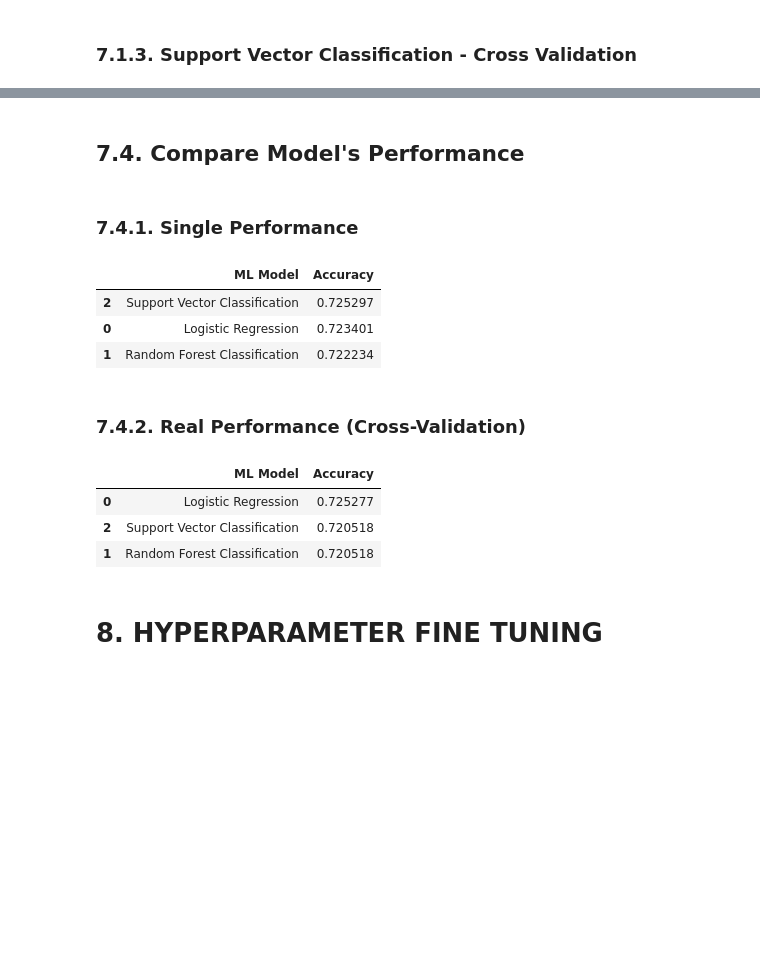
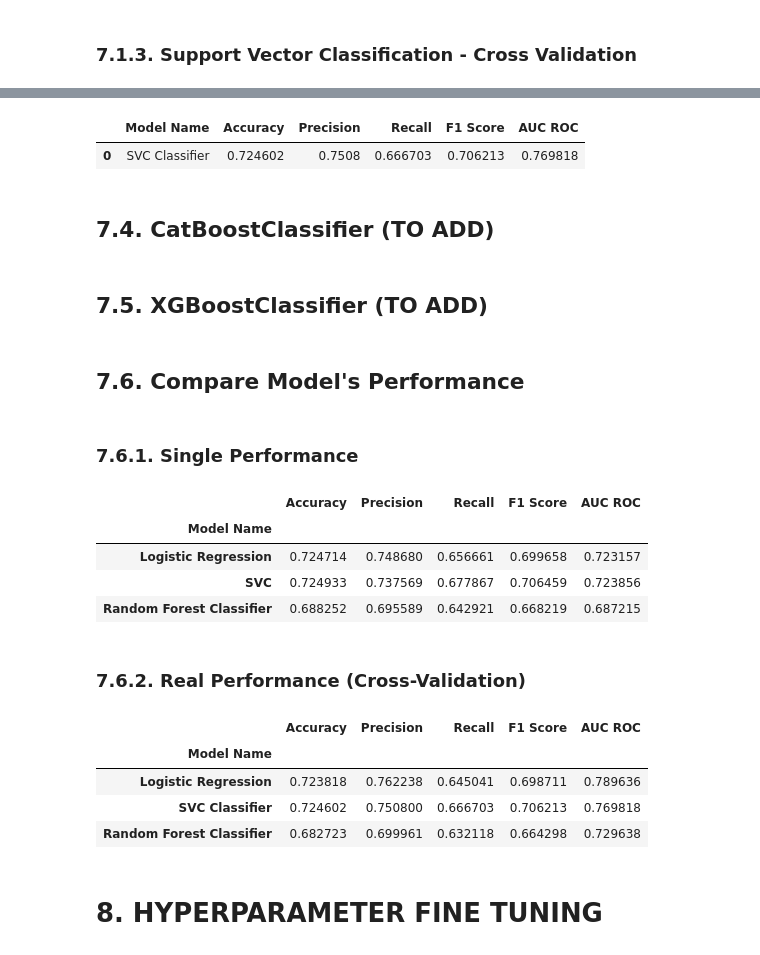
Before and after one commit to diandramelo/Cardio_Catch_Diseases, a Jupyter notebook: v09-Cardio_Catch_Diseases.ipynb, the cells around one changed output, grey strips where cells are left out. Drawn from its saved outputs; the diff is of its cells as text; code cells hidden in the pictures; blank space fills up the shorter version.

```diff
--- a/v09-Cardio_Catch_Diseases.ipynb
+++ b/v09-Cardio_Catch_Diseases.ipynb
@@ -622,7 +677,7 @@ cols_not_selected_boruta = list(np.setdiff1d(X_train_fs.columns, cols_selected_b
 # %% [markdown]
 ## 6.3. Saving Best Features (Boruta + Selected from EDA)
 # %%
-cols_selected_boruta = ['systolic_bp', # the only one selected by Boruta
+cols_selected_boruta = ['bp_level', # the only one selected by Boruta
                         'age',
                         'cholesterol',
                         'BMI']
@@ -652,6 +710,6 @@ lr.fit(x_train, y_train)
 y_hat = lr.predict(x_test)
 
 # # performance
-lr_result = lr.score(x_test, y_test)
+lr_result = ml_performance('Logistic Regression', y_test, y_hat)
 lr_result
 # %% [output]
@@ -678,6 +733,6 @@ rf = RandomForestClassifier(n_estimators = 100, n_jobs = -1, random_state = 42).
 y_hat = rf.predict(x_test)
 
 # # performance
-rf_result = rf.score(x_test, y_test)
+rf_result = ml_performance('Random Forest Classifier', y_test, y_hat)
 rf_result
 # %% [output]
@@ -704,6 +756,6 @@ svc = SVC(random_state = 6).fit(x_train, y_train)
 y_hat = svc.predict(x_test)
 
 # # performance
-svc_result = svc.score(x_test, y_test)
+svc_result = ml_performance('SVC', y_test, y_hat)
 svc_result
 # %% [output]
@@ -723,27 +766,37 @@ Support Vector Classification standart Deviation:  0.007586737666395953
+# %%
+svc_result_cv = cross_validation('SVC Classifier', svc, x_train, y_train, cv)
+svc_result_cv
+# %% [output]
+|  | Model Name | Accuracy | Precision | Recall | F1 Score | AUC ROC |
+| 0 | SVC Classifier | 0.724602 | 0.7508 | 0.666703 | 0.706213 | 0.769818 |
+# %% [markdown]
+## 7.4. CatBoostClassifier (TO ADD)
+# %% [markdown]
+## 7.5. XGBoostClassifier  (TO ADD)
 # %% [markdown]
-## 7.4. Compare Model's Performance
+## 7.6. Compare Model's Performance
 # %% [markdown]
-### 7.4.1. Single Performance
+### 7.6.1. Single Performance
 # %%
-modelling_result = pd.DataFrame([['Logistic Regression', 'Random Forest Classification', 'Support Vector Classification'],
-                    [lr_result, rf_result, svc_result]]).T.rename(columns = {0: 'ML Model', 1: 'Accuracy'})
-modelling_result.sort_values('Accuracy', ascending = False)
+modelling_result = pd.concat([lr_result, rf_result, svc_result]).set_index('Model Name')
+modelling_result.sort_values('Precision', ascending = False)
 # %% [output]
-|  | ML Model | Accuracy |
-| 2 | Support Vector Classification | 0.725297 |
-| 0 | Logistic Regression | 0.723401 |
-| 1 | Random Forest Classification | 0.722234 |
+|  | Accuracy | Precision | Recall | F1 Score | AUC ROC |
+| Model Name |  |  |  |  |  |
+| Logistic Regression | 0.724714 | 0.748680 | 0.656661 | 0.699658 | 0.723157 |
+| SVC | 0.724933 | 0.737569 | 0.677867 | 0.706459 | 0.723856 |
+| Random Forest Classifier | 0.688252 | 0.695589 | 0.642921 | 0.668219 | 0.687215 |
 # %% [markdown]
-### 7.4.2. Real Performance (Cross-Validation)
+### 7.6.2. Real Performance (Cross-Validation)
 # %%
-modelling_result_cv = pd.DataFrame([['Logistic Regression', 'Random Forest Classification', 'Support Vector Classification'],
-                    [lr_result_cv, rf_result_cv, svc_result_cv]]).T.rename(columns = {0: 'ML Model', 1: 'Accuracy'})
-modelling_result_cv.sort_values('Accuracy', ascending = False)
+modelling_result_cv = pd.concat([lr_result_cv, rf_result_cv, svc_result_cv]).set_index('Model Name')
+modelling_result_cv.sort_values('Precision', ascending = False)
 # %% [output]
-|  | ML Model | Accuracy |
-| 0 | Logistic Regression | 0.725277 |
-| 2 | Support Vector Classification | 0.720518 |
-| 1 | Random Forest Classification | 0.720518 |
+|  | Accuracy | Precision | Recall | F1 Score | AUC ROC |
+| Model Name |  |  |  |  |  |
+| Logistic Regression | 0.723818 | 0.762238 | 0.645041 | 0.698711 | 0.789636 |
+| SVC Classifier | 0.724602 | 0.750800 | 0.666703 | 0.706213 | 0.769818 |
+| Random Forest Classifier | 0.682723 | 0.699961 | 0.632118 | 0.664298 | 0.729638 |
 # %% [markdown]
 # 8. HYPERPARAMETER FINE TUNING
 # %% [markdown]
```
Also changed, not shown: parts of 29 cells of this notebook, 8 other files.
